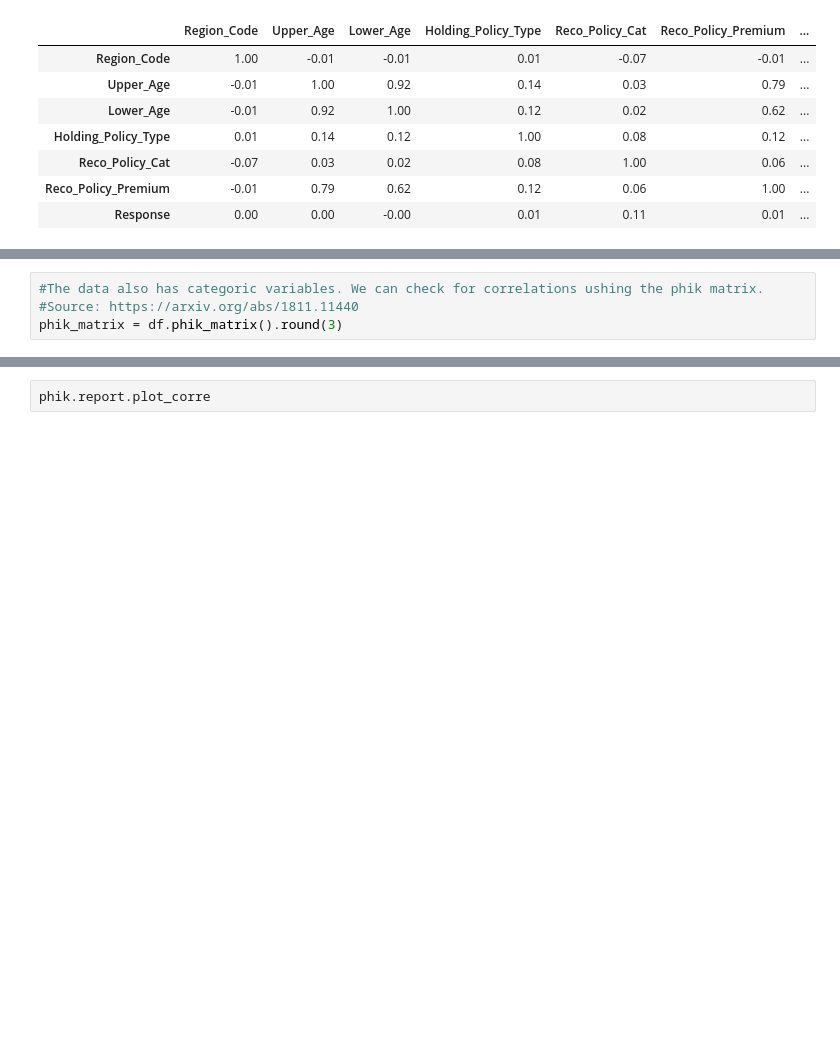
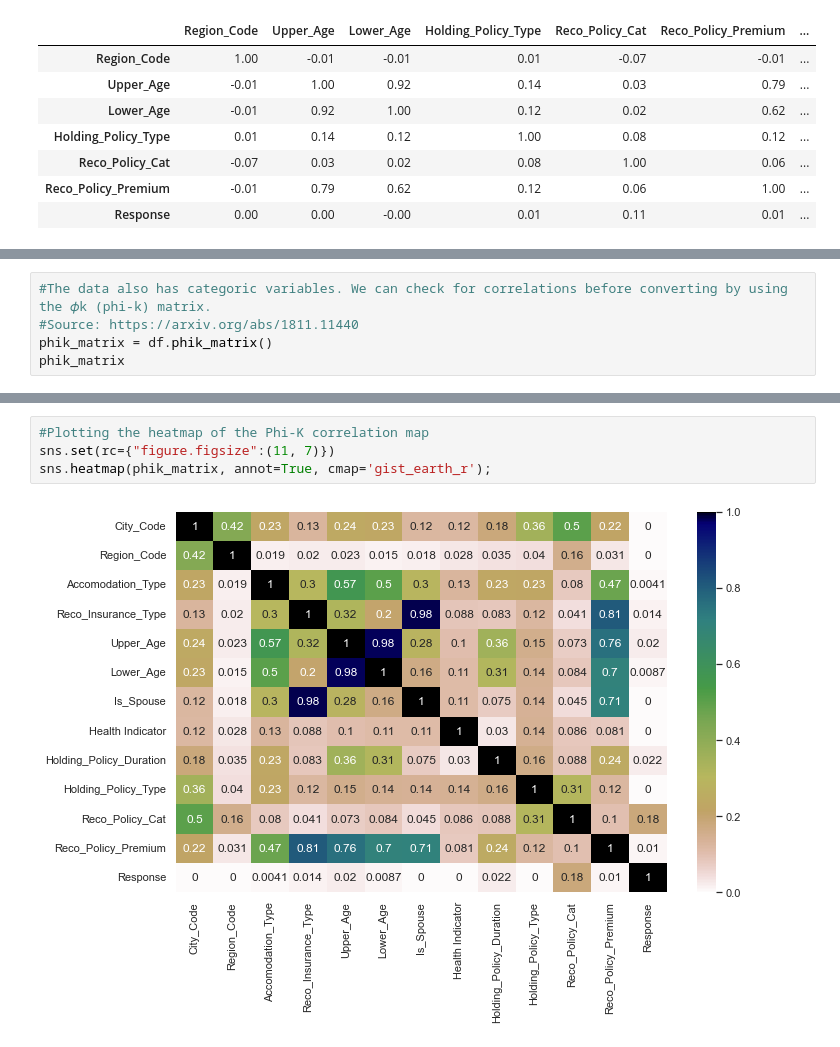
Before and after one commit to o-guilherme/IFSP-Proj-Sem2, a Jupyter notebook: EDA and Pre-processing.ipynb, the cells around one changed output, grey strips where cells are left out. Saved outputs shown, nothing was run; the diff lists cells and outputs as text; blank space fills up the shorter version.

```diff
--- a/EDA and Pre-processing.ipynb
+++ b/EDA and Pre-processing.ipynb
@@ -151,6 +154,7 @@ sns.heatmap(df.corr().round(2), annot=True, cmap='gist_earth_r');
 # %%
-#The data also has categoric variables. We can check for correlations ushing the phik matrix.
+#The data also has categoric variables. We can check for correlations before converting by using the 𝜙k (phi-k) matrix.
 #Source: https://arxiv.org/abs/1811.11440
-phik_matrix = df.phik_matrix().round(3)
+phik_matrix = df.phik_matrix()
+phik_matrix
 # %% [output]
 interval columns not set, guessing: ['Region_Code', 'Upper_Age', 'Lower_Age', 'Holding_Policy_Type', 'Reco_Policy_Cat', 'Reco_Policy_Premium', 'Response']
@@ -175,2 +175,6 @@ interval columns not set, guessing: ['Region_Code', 'Upper_Age', 'Lower_Age', 'H
-# %%
-phik.report.plot_corre
+# %%
+#Plotting the heatmap of the Phi-K correlation map
+sns.set(rc={"figure.figsize":(11, 7)})
+sns.heatmap(phik_matrix, annot=True, cmap='gist_earth_r');
+# %% [output]
+[figure, added]
```
Also changed, not shown: parts of 5 cells of this notebook.
